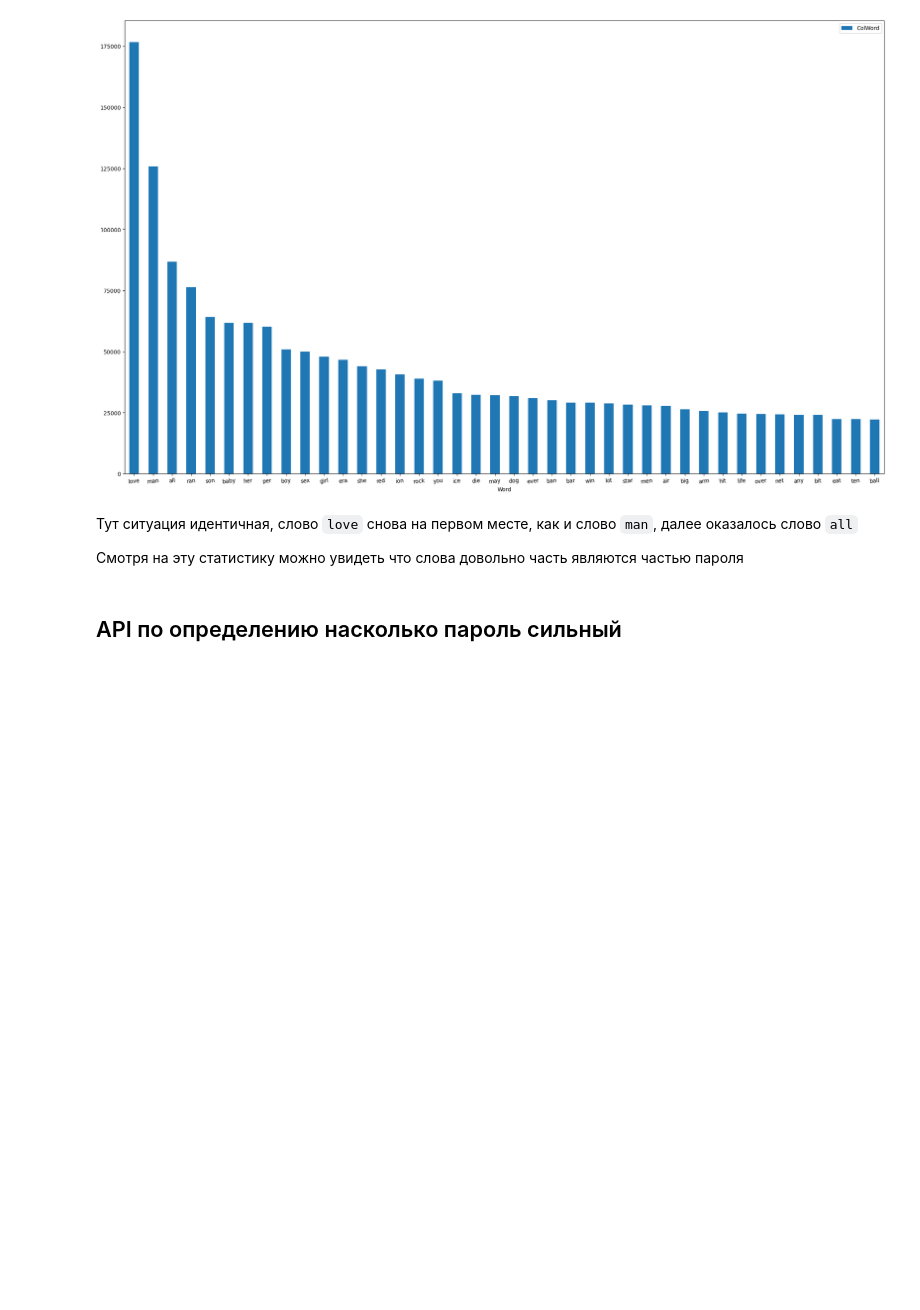
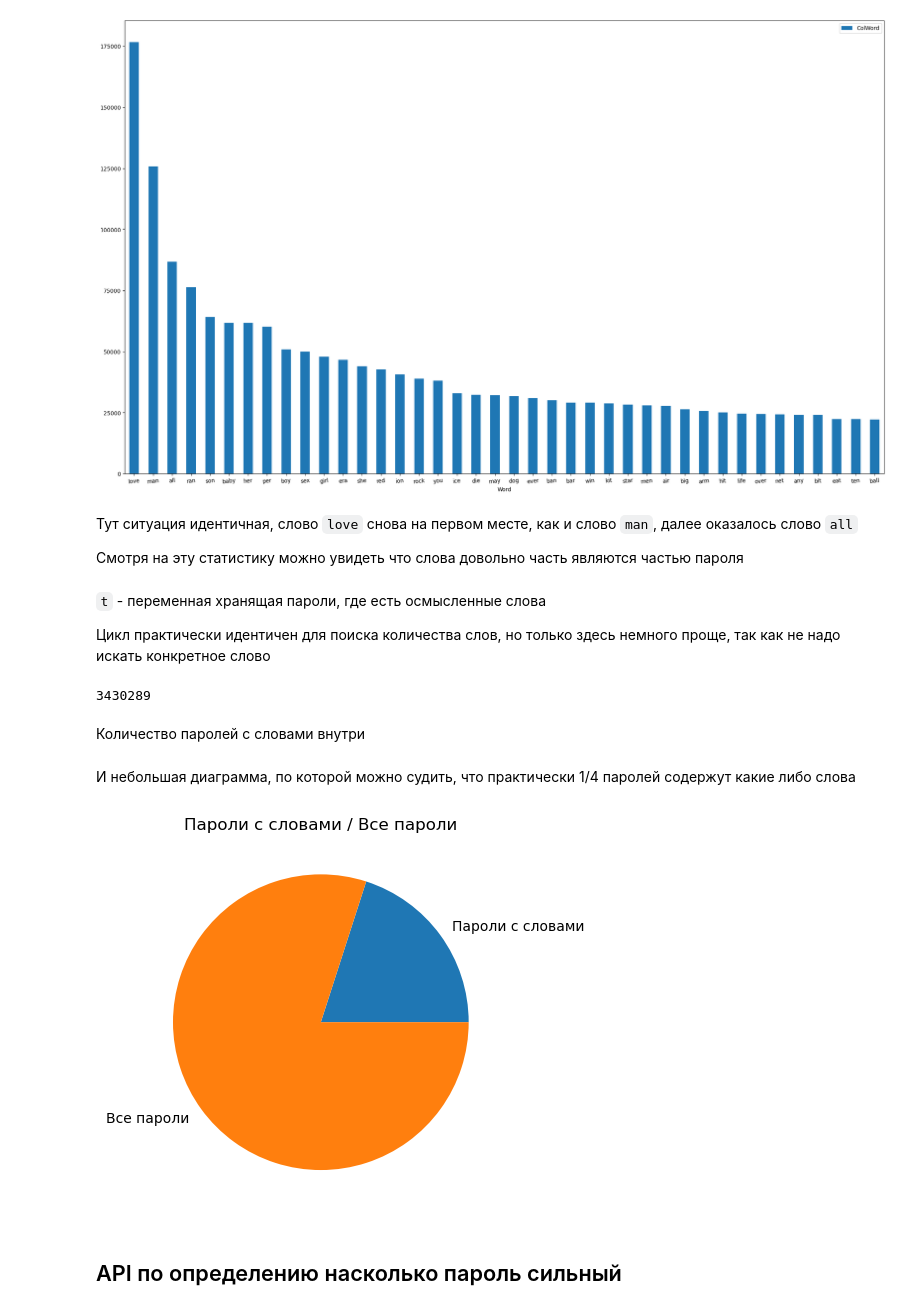
Before and after one commit to Nukutyn/PyProj, a Jupyter notebook: HW/DSISHW.ipynb, the cells around one changed output. Drawn from its saved outputs; the diff is of its cells as text; code cells hidden in the pictures; blank space fills up the shorter version.

```diff
--- a/HW/DSISHW.ipynb
+++ b/HW/DSISHW.ipynb
@@ -77,3 +77,7 @@ arr_check=[]
 for k in arr_from_data:
     for i in k:
         arr_check.append(i)
+a=len(arr_check)
+arr_check=set(arr_check)
+b=len(arr_check)
+print(a-b)
@@ -104,0 +111,15 @@ print(signs_name, signs_val)
+# %%
+for i in signs_name:
+    if not i in'`!"#$%&()*+,-./:;<=>?@[\]^_`{|}~£¥€¢¤©®™§¶†‡°±¼½¾¿¡«»‘’“”„‹›•·`÷×¬¯':
+        print(i)
+# %%
+a = "'"
+signs_n_buf= []
+signs_v_buf=[]
+signs_n_buf.append(a)
+signs_v_buf.append(signs_val[signs_name.index(a)])
+for i in signs_name:
+    if i in '`!"#$%&()*+,-./:;<=>?@[\]^_`{|}~£¥€¢¤©®™§¶†‡°±¼½¾¿¡«»‘’“”„‹›•·`÷×¬¯':
+        signs_n_buf.append(i)
+        signs_v_buf.append(signs_val[signs_name.index(i)])
+print(signs_n_buf,signs_v_buf)
@@ -486,6 +509,33 @@ main_word.plot(kind="bar", y="ColWord", x="Word", rot=6, fontsize=10, figsize=(2
 Тут ситуация идентичная, слово `love` снова на первом месте, как и слово `man`, далее оказалось слово `all`
 
 Смотря на эту статистику можно увидеть что слова довольно часть являются частью пароля
+# %%
+t=0
+p=0
+for k in paslow:
+    for word in word_eng:
+        if word in k:
+            t+=1
+# %% [markdown]
+`t` - переменная хранящая пароли, где есть осмысленные слова
+
+Цикл практически идентичен для поиска количества слов, но только здесь немного проще, так как не надо искать конкретное слово
+# %%
+print(t)
+# %% [output]
+3430289
+# %% [markdown]
+Количество паролей с словами внутри
+# %% [markdown]
+И небольшая диаграмма, по которой можно судить, что практически 1/4 паролей содержут какие либо слова
+# %%
+name = ["Пароли с словами","Все пароли"]
+val= [t,len(paslow)]
+plt.title("Пароли с словами / Все пароли")
+plt.pie(val,labels=name)
+plt.show()
+# %% [output]
+[figure, added]
 # %% [markdown]
 ## API по определению насколько пароль сильный
 # %% [markdown]
```
Also changed, not shown: parts of 4 cells of this notebook.
